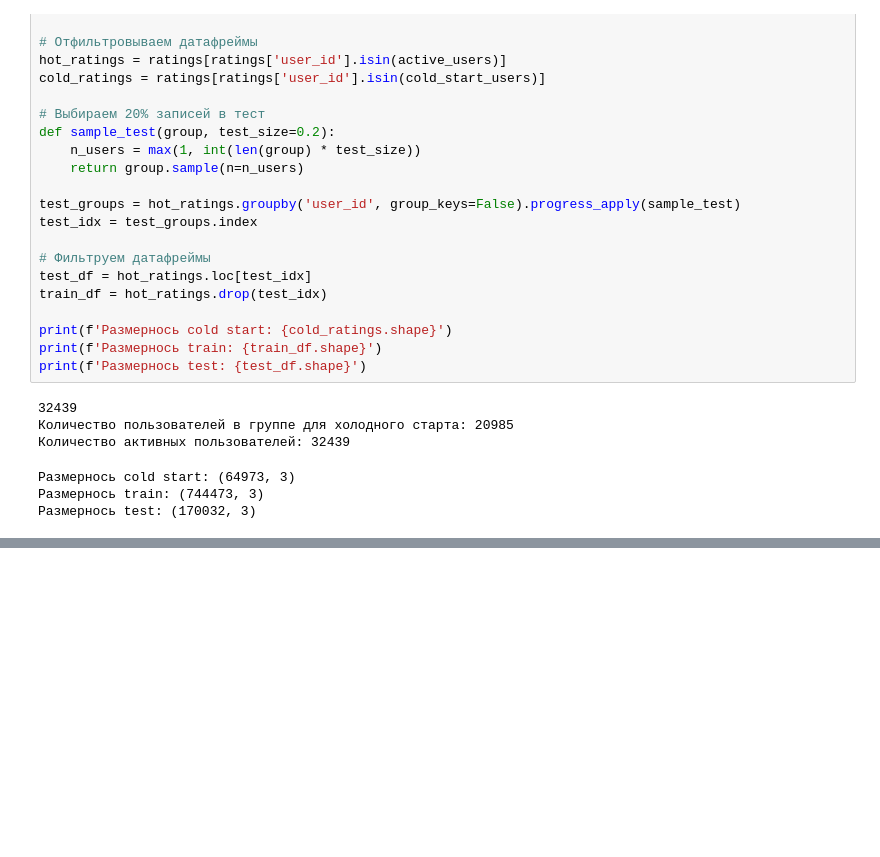
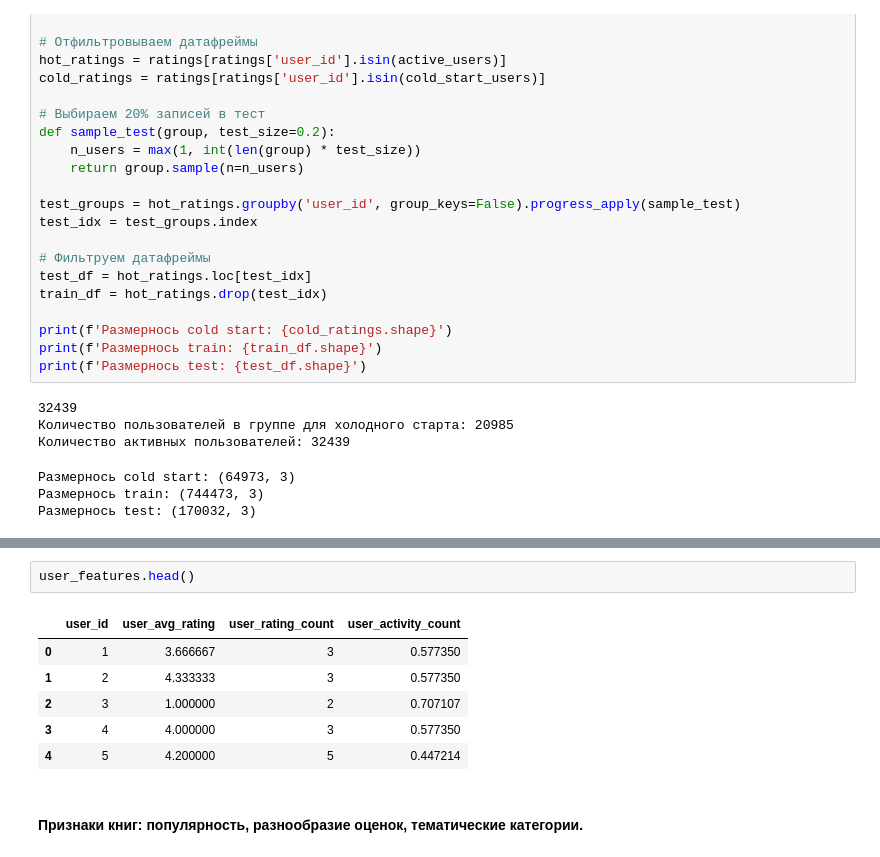
Before and after one commit to DmitriyVish/BooksRecSys, a Jupyter notebook: good_books_final.ipynb, the cells around one changed output, grey strips where cells are left out. Cells and saved outputs as stored; diff of their text form; blank space fills up the shorter version.

```diff
--- a/good_books_final.ipynb
+++ b/good_books_final.ipynb
@@ -175,0 +234,11 @@ print(f'Размернось test: {test_df.shape}')
+# %%
+user_features.head()
+# %% [output]
+|  | user_id | user_avg_rating | user_rating_count | user_activity_count |
+| 0 | 1 | 3.666667 | 3 | 0.577350 |
+| 1 | 2 | 4.333333 | 3 | 0.577350 |
+| 2 | 3 | 1.000000 | 2 | 0.707107 |
+| 3 | 4 | 4.000000 | 3 | 0.577350 |
+| 4 | 5 | 4.200000 | 5 | 0.447214 |
+# %% [markdown]
+#### Признаки книг: популярность, разнообразие оценок, тематические категории.
```
Also changed, not shown: parts of 16 cells of this notebook, 1 other file.
